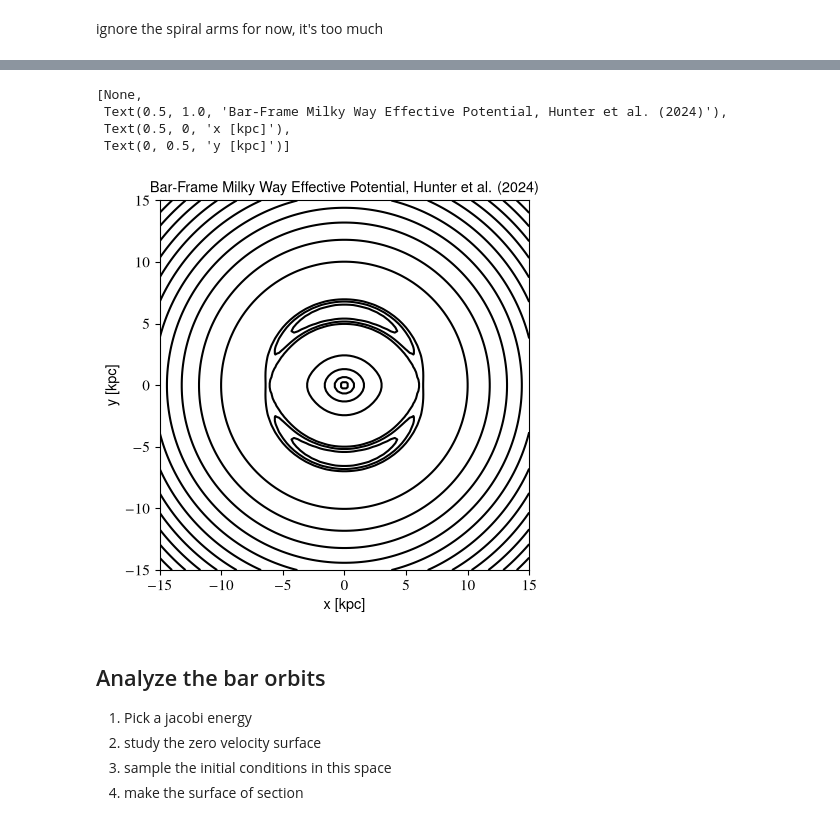
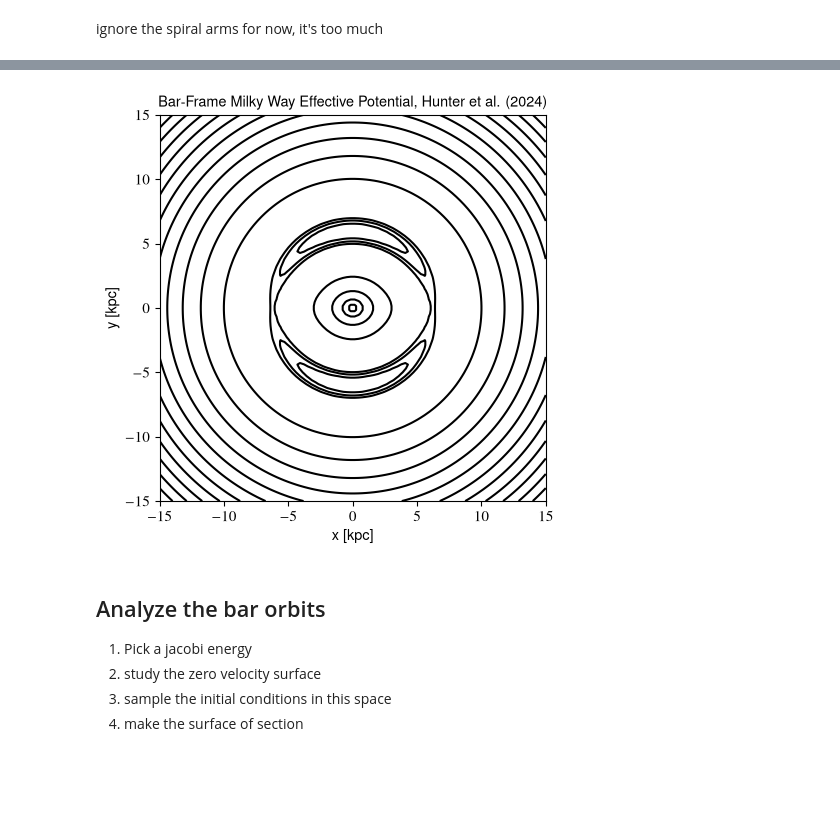
Before and after one commit to salvatore-ferrone/bar-dynamics, a Jupyter notebook: pedagogy/bar_supporting_orbits.ipynb, the cells around one changed output, grey strips where cells are left out. Saved outputs shown, nothing was run; the diff lists cells and outputs as text; code cells hidden in the pictures; blank space fills up the shorter version.

```diff
--- a/pedagogy/bar_supporting_orbits.ipynb
+++ b/pedagogy/bar_supporting_orbits.ipynb
@@ -292,13 +289,11 @@ contours=np.sort(contours)
 # %%
 fig,axis=plt.subplots(1,1)
 axis.contour(XS,YS,np.reshape(peff,XS.shape),levels=contours,colors="k",linestyle="-");
 axis.set(aspect="equal",title="Bar-Frame Milky Way Effective Potential, Hunter et al. (2024)",xlabel="x [kpc]", ylabel="y [kpc]")
+fig.tight_layout()
+fig.savefig("plots/effective_potential_hunter_et_al_2024.png",dpi=300)
 # %% [output]
-[None,
- Text(0.5, 1.0, 'Bar-Frame Milky Way Effective Potential, Hunter et al. (2024)'),
- Text(0.5, 0, 'x [kpc]'),
- Text(0, 0.5, 'y [kpc]')]
-[figure, old version]
+[figure, new version]
 # %% [markdown]
 ## Analyze the bar orbits
 1. Pick a jacobi energy
```
Also changed, not shown: parts of 1 cell of this notebook, 4 other files.
